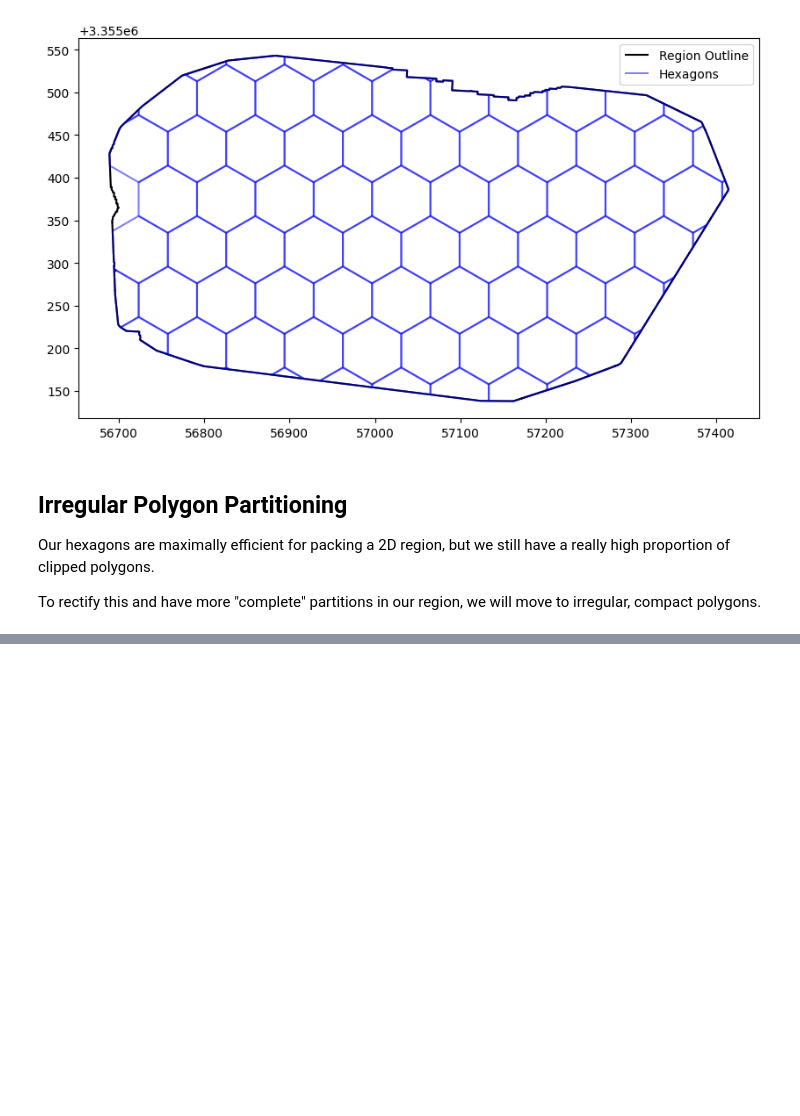
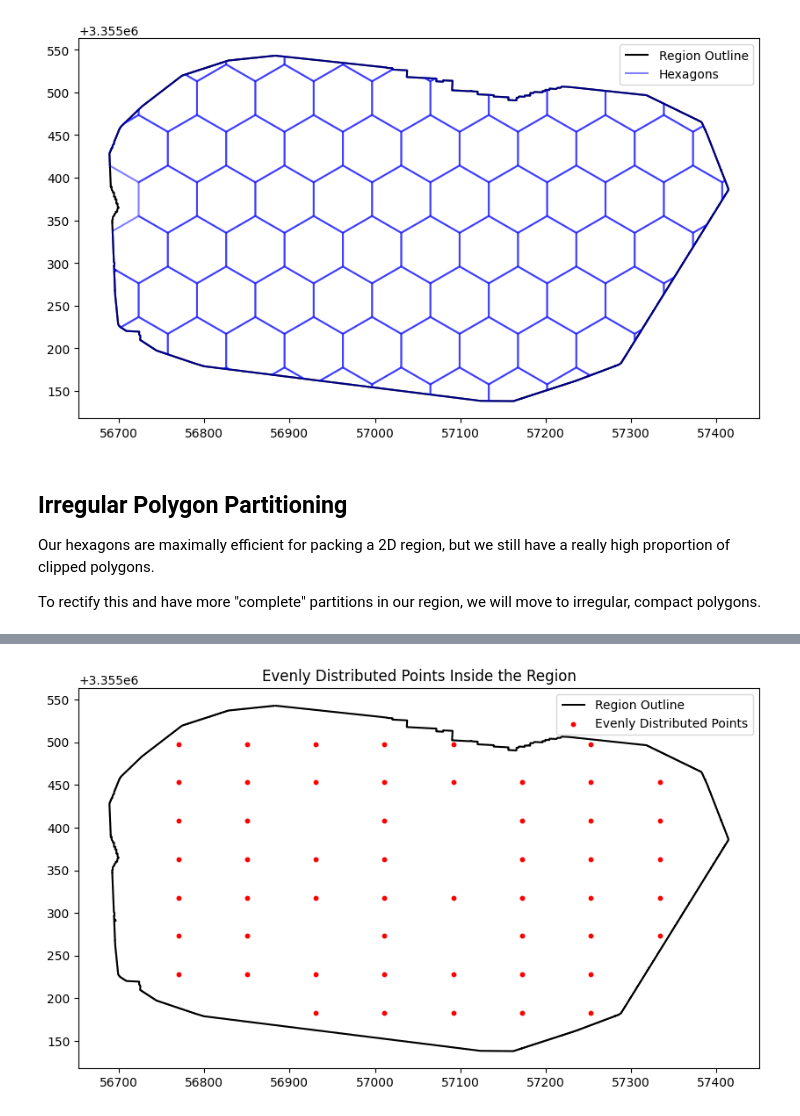
Before and after one commit to javelina-works/unsupervised-cv-search, a Jupyter notebook: content/notebooks/11_region_partition.ipynb, the cells around one changed output, grey strips where cells are left out. Cells and saved outputs as stored; diff of their text form; code cells hidden in the pictures; blank space fills up the shorter version.

```diff
--- a/content/notebooks/11_region_partition.ipynb
+++ b/content/notebooks/11_region_partition.ipynb
@@ -572,0 +639,49 @@ Clipped Voronoi Polygons: 23
+# %%
+import geopandas as gpd
+from shapely.geometry import Point, Polygon
+import numpy as np
+
+def evenly_distribute_points(region_polygon, num_points):
+    """
+    Evenly distribute a specified number of points within a polygon.
+
+    Parameters:
+        region_polygon (Polygon): The polygon defining the region.
+        num_points (int): The number of points to distribute.
+
+    Returns:
+        list: A list of evenly distributed Point objects inside the polygon.
+    """
+    # Generate a regular grid of candidate points
+    minx, miny, maxx, maxy = region_polygon.bounds
+    x_coords = np.linspace(minx, maxx, int(np.sqrt(num_points) * 1.5))
+    y_coords = np.linspace(miny, maxy, int(np.sqrt(num_points) * 1.5))
+    grid_points = [Point(x, y) for x in x_coords for y in y_coords]
+
+    # Filter grid points to keep only those inside the polygon
+    inside_points = [point for point in grid_points if region_polygon.contains(point)]
+
+    # Randomly sample exactly `num_points` from the filtered points
+    if len(inside_points) > num_points:
+        selected_points = np.random.choice(inside_points, num_points, replace=False)
+    else:
+        selected_points = inside_points
+
+    return list(selected_points)
+
+# Example usage
+num_points = 53
+evenly_distributed_points = evenly_distribute_points(contour_proj_polygon, num_points)
+
+# Convert points to a GeoDataFrame for visualization
+points_gdf = gpd.GeoDataFrame({"geometry": evenly_distributed_points}, crs="EPSG:32614")
+
+# Plot the points
+fig, ax = plt.subplots(figsize=(10, 10))
+gpd.GeoDataFrame({"geometry": [contour_proj_polygon]}).boundary.plot(ax=ax, color="black", label="Region Outline")
+points_gdf.plot(ax=ax, color="red", markersize=10, label="Evenly Distributed Points")
+plt.legend()
+plt.title("Evenly Distributed Points Inside the Region")
+plt.show()
+# %% [output]
+[figure, added]
```
Also changed, not shown: parts of 5 cells of this notebook.
